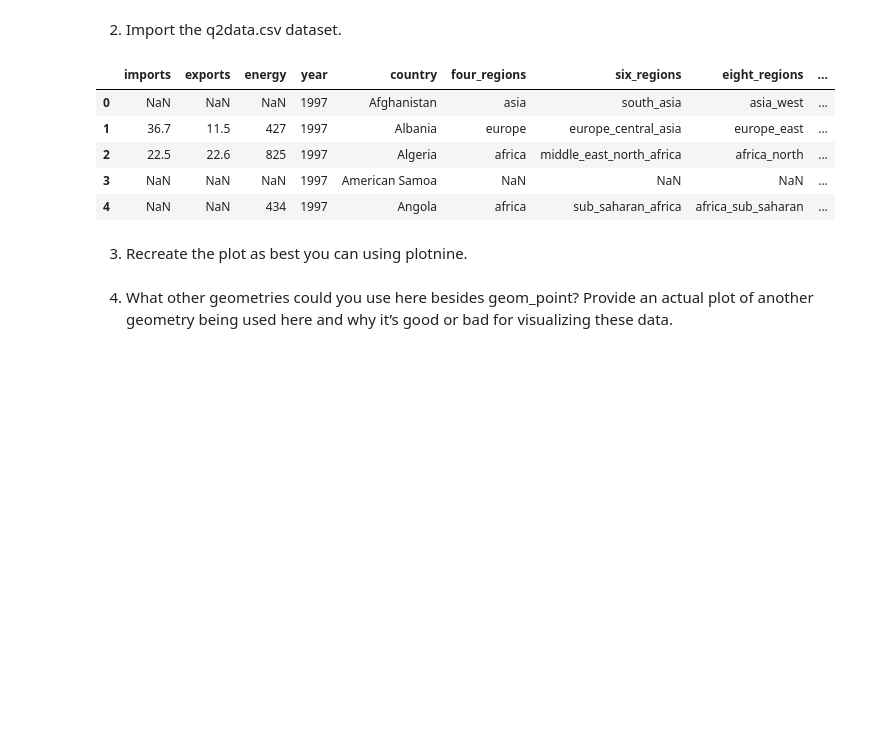
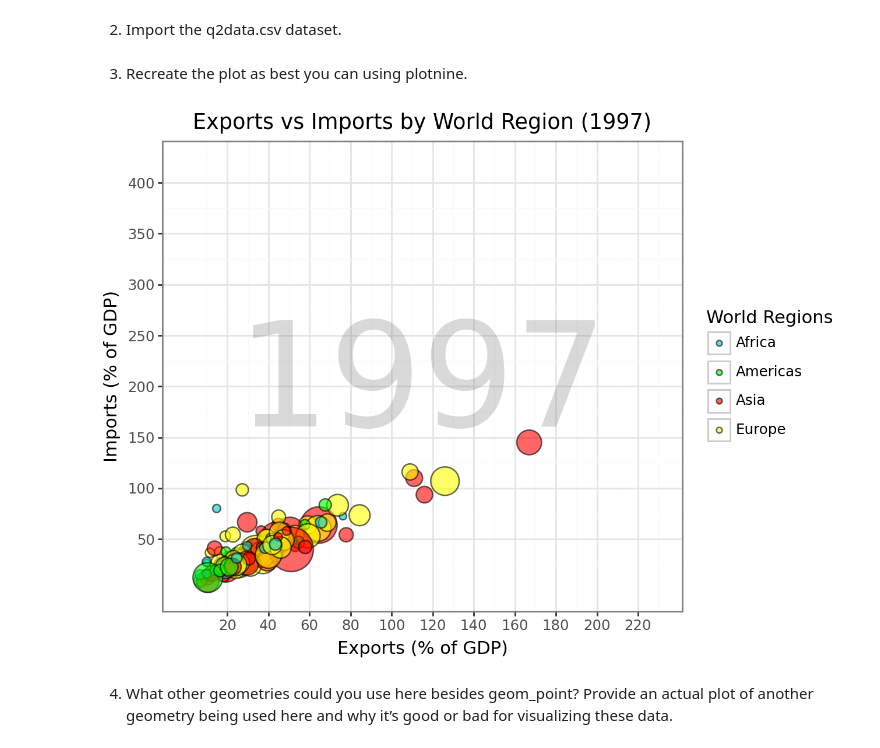
Before and after one commit to samricafrente/GSB-544, a Jupyter notebook: Labs/Lab-1/Lab-1.ipynb, the cells around one changed output. Cells and saved outputs as stored; diff of their text form; code cells hidden in the pictures; blank space fills up the shorter version.

```diff
--- a/Labs/Lab-1/Lab-1.ipynb
+++ b/Labs/Lab-1/Lab-1.ipynb
@@ -39,16 +125,38 @@ q1.head()
 # %% [markdown]
 2. Import the q2data.csv dataset.
-# %%
-q2 = pd.read_csv("/Users/bri_r/OneDrive/Desktop/GSB-544/Data/q2data.csv")
-q2.head()
-# %% [output]
-|  | imports | exports | energy | year | country | four_regions | six_regions | eight_regions | ... |
-| 0 | NaN | NaN | NaN | 1997 | Afghanistan | asia | south_asia | asia_west | ... |
-| 1 | 36.7 | 11.5 | 427 | 1997 | Albania | europe | europe_central_asia | europe_east | ... |
-| 2 | 22.5 | 22.6 | 825 | 1997 | Algeria | africa | middle_east_north_africa | africa_north | ... |
-| 3 | NaN | NaN | NaN | 1997 | American Samoa | NaN | NaN | NaN | ... |
-| 4 | NaN | NaN | 434 | 1997 | Angola | africa | sub_saharan_africa | africa_sub_saharan | ... |
+# %%
+q2 = pd.read_csv("/Users/bri_r/OneDrive/Desktop/GSB-544/Data/q2data.csv")
+
+# Energy needs to be converted to numeric, but there are values ending in 'k' (example: 18.8k instead of 18800)
+# Suggested by ChatGPT 4o: Check for 'k', remove it, and multiply by 1000
+q2['energy'] = q2['energy'].apply(lambda x: float(x.replace('k', '')) * 1000 if 'k' in str(x) else x)
+# Convert to numeric
+q2['energy'] = pd.to_numeric(q2['energy'])
 # %% [markdown]
 3. Recreate the plot as best you can using plotnine.
+# %%
+(ggplot(q2.dropna(), aes(x='exports', y='imports', size='energy', fill='four_regions')) +
+    geom_point(alpha=0.6) +
+    theme_bw() +
+    scale_size_continuous(range=[1, 15], guide=False) +
+    scale_x_continuous(limits=(0, 230), breaks=range(20, 230, 20)) +
+    scale_y_continuous(limits=(0, 420), breaks=range(50, 420, 50)) +
+    labs(title = "Exports vs Imports by World Region (1997)",
+        x = "Exports (% of GDP)",
+        y = "Imports (% of GDP)",
+        fill = "World Regions") +
+    annotate("text", x=115, y=200, label="1997", size=90, color="grey", alpha=0.3, ha='center') +
+    scale_fill_manual(
+        values={
+            'africa': 'darkturquoise',
+            'americas': 'lime',
+            'asia': 'red',
+            'europe': 'yellow'
+        },
+        labels=['Africa', 'Americas', 'Asia', 'Europe']) +
+    guides(size=False)
+)
+# %% [output]
+[figure, added]
 # %% [markdown]
 4. What other geometries could you use here besides geom_point? Provide an actual plot of another geometry being used here and why it’s good or bad for visualizing these data.
```
Also changed, not shown: parts of 19 cells of this notebook, 4 other files.
